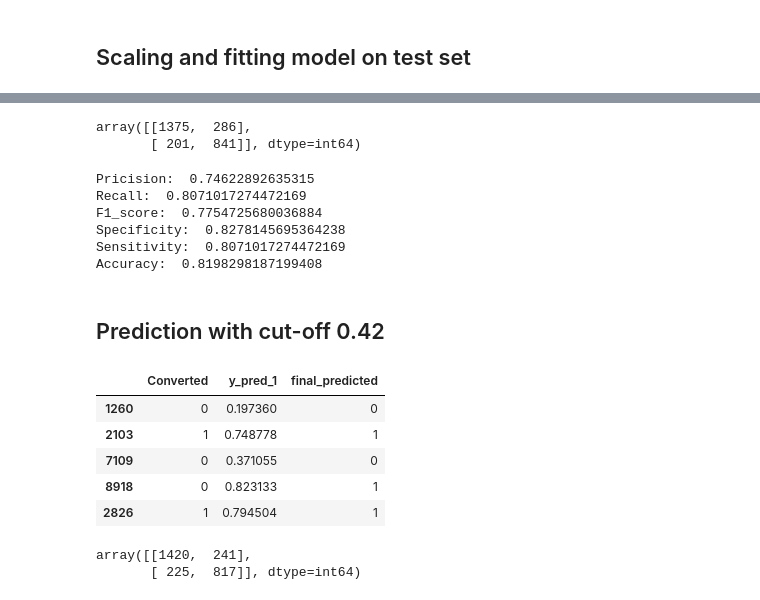
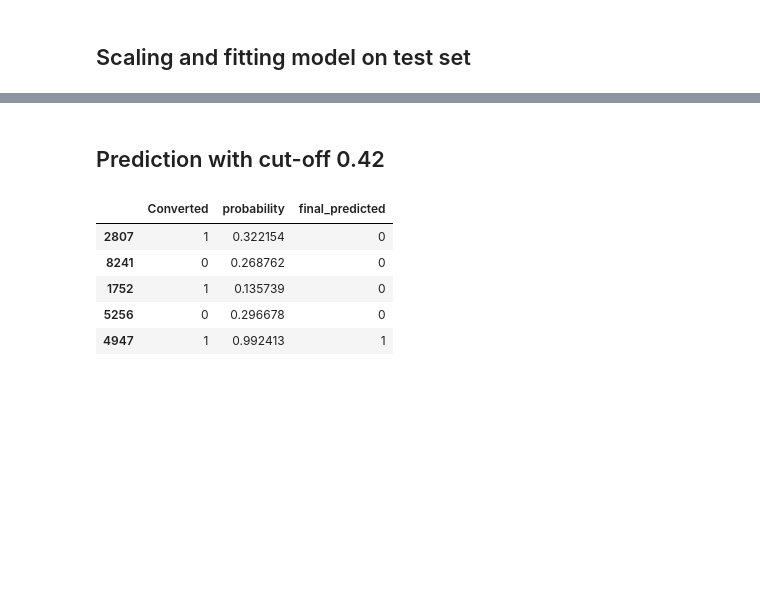
Before and after one commit to VasuMavani/Lead-Scoring, a Jupyter notebook: Assignment.ipynb, the cells around one changed output, grey strips where cells are left out. Drawn from its saved outputs; the diff is of its cells as text; code cells hidden in the pictures; blank space fills up the shorter version.

```diff
--- a/Assignment.ipynb
+++ b/Assignment.ipynb
@@ -2051,4 +2018,4 @@ VIF for all the features should be less than 5. And for our model, VIF value for
 # %%
-y_train_pred = res.predict(sm.add_constant(X_train))
-y_train_pred[:10]
+y_train_prediction = res.predict(sm.add_constant(X_train))
+y_train_prediction[:10]
 # %% [output]
@@ -2267,4 +2245,4 @@ X_test_sm.head()
 # %%
-y_test_pred = res.predict(sm.add_constant(X_test))
-y_test_pred.head()
+y_test_prediction = res.predict(sm.add_constant(X_test))
+y_test_prediction.head()
 # %% [output]
@@ -2276,5 +2254,5 @@ y_test_pred.head()
 dtype: float64
 # %%
-y_pred_1 = pd.DataFrame(y_test_pred, columns=['y_pred_1'])
-y_pred_1.head()
+y_test_prediction = pd.DataFrame(y_test_prediction, columns=['probability'])
+y_test_prediction.head()
 # %% [output]
@@ -2287,5 +2265,5 @@ y_pred_1.head()
 # %%
 # Add y_test to the dataframe
-y_pred_final = pd.concat([y_test, y_pred_1],axis=1)
-y_pred_final.head()
+y_test_prediction = pd.concat([y_test, y_test_prediction],axis=1)
+y_test_prediction.head()
 # %% [output]
@@ -2355,51 +2276,12 @@ y_pred_final.head()
-# %%
-confusion = metrics.confusion_matrix(y_pred_final['Converted'], y_pred_final.final_predicted )
-confusion
-# %% [output]
-array([[1375,  286],
-       [ 201,  841]], dtype=int64)
-# %%
-# Calculating Precision, recall, F1 score, specificity and sensitivity
-TP = confusion[1,1]
-TN = confusion[0,0]
-FP = confusion[0,1]
-FN = confusion[1,0]
-
-Pricision = TP/(TP+FP)
-Recall = TP/(TP+FN)
-F1_score = 2*Pricision*Recall/(Pricision+Recall)
-Specificity = TN/(TN+FP)
-Sensitivity = TP/(TP+FN)
-accuracy = (TP+TN)/(TP+TN+FP+FN)
-
-print("Pricision: ", Pricision)
-print("Recall: ", Recall)
-print("F1_score: ", F1_score)
-print("Specificity: ", Specificity)
-print("Sensitivity: ", Sensitivity)
-print("Accuracy: ", accuracy)
-# %% [output]
-Pricision:  0.74622892635315
-Recall:  0.8071017274472169
-F1_score:  0.7754725680036884
-Specificity:  0.8278145695364238
-Sensitivity:  0.8071017274472169
-Accuracy:  0.8198298187199408
 # %% [markdown]
 ## Prediction with cut-off 0.42
 # %%
-y_pred_final['final_predicted'] = y_pred_final.y_pred_1.map(lambda x: 1 if x > 0.42 else 0)
-y_pred_final.head()
+y_test_prediction['final_predicted'] = y_test_prediction.probability.map(lambda x: 1 if x > 0.42 else 0)
+y_test_prediction.head()
 # %% [output]
-|  | Converted | y_pred_1 | final_predicted |
-| 1260 | 0 | 0.197360 | 0 |
-| 2103 | 1 | 0.748778 | 1 |
-| 7109 | 0 | 0.371055 | 0 |
-| 8918 | 0 | 0.823133 | 1 |
-| 2826 | 1 | 0.794504 | 1 |
+|  | Converted | probability | final_predicted |
+| 2807 | 1 | 0.322154 | 0 |
+| 8241 | 0 | 0.268762 | 0 |
+| 1752 | 1 | 0.135739 | 0 |
+| 5256 | 0 | 0.296678 | 0 |
+| 4947 | 1 | 0.992413 | 1 |
-# %%
-confusion = metrics.confusion_matrix(y_pred_final['Converted'], y_pred_final.final_predicted )
-confusion
-# %% [output]
-array([[1420,  241],
-       [ 225,  817]], dtype=int64)
```
Also changed, not shown: parts of 189 cells of this notebook.
